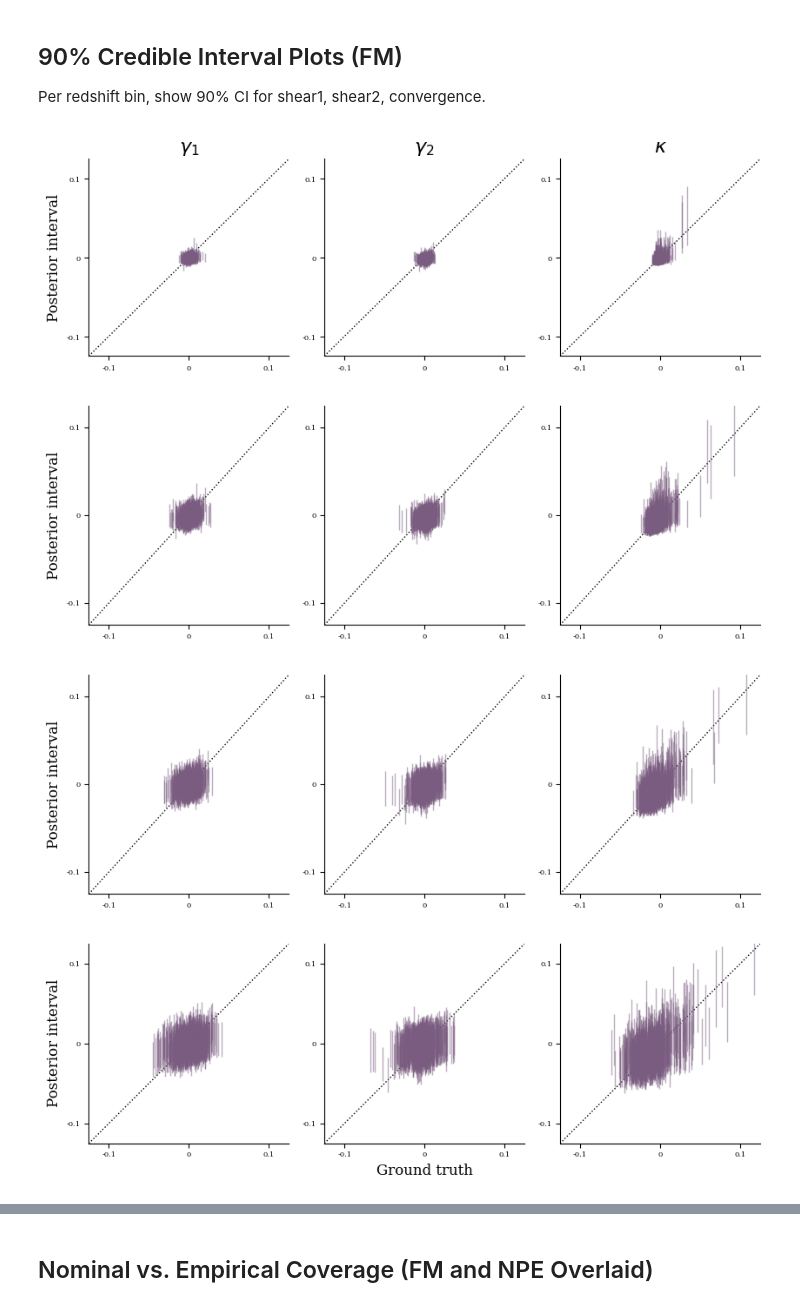
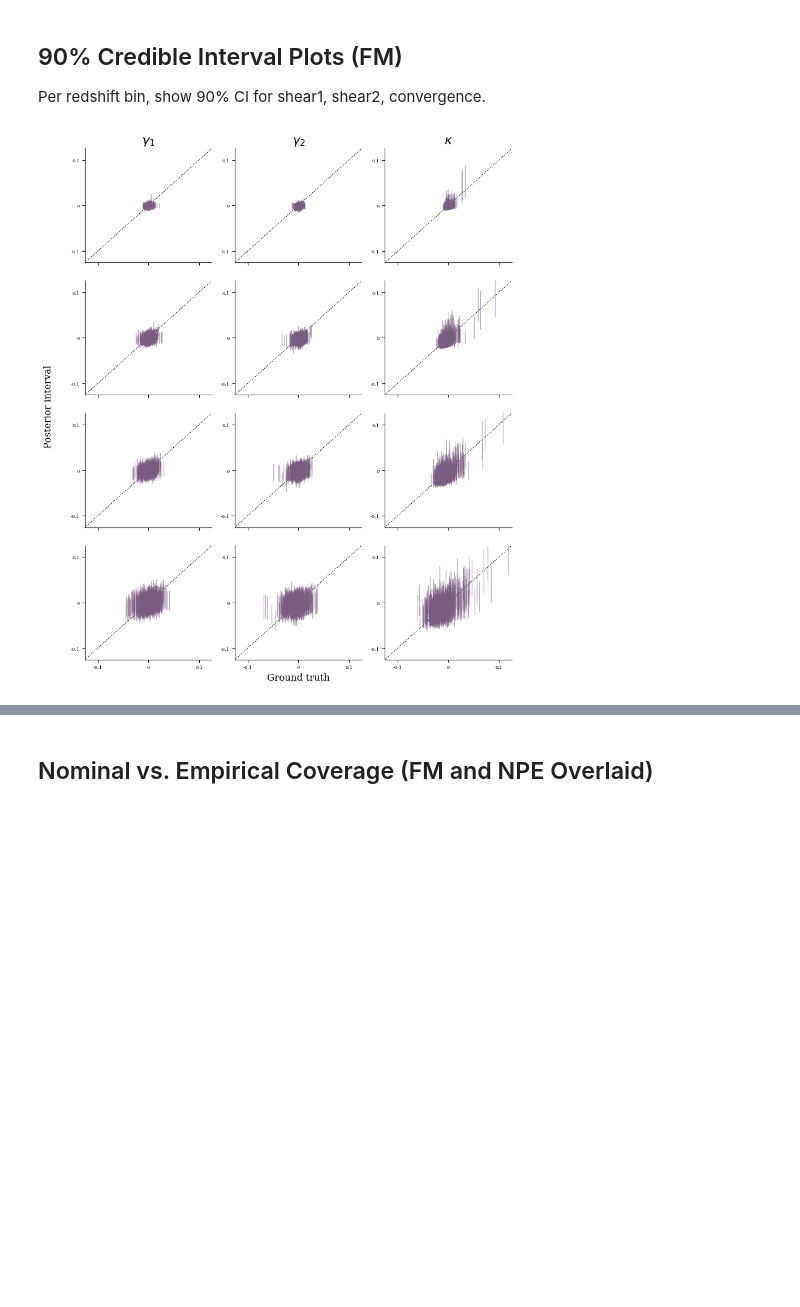
Before and after one commit to prob-ml/blissWL, a Jupyter notebook: images_to_maps/dc2/results/flowmatching.ipynb, the cells around one changed output, grey strips where cells are left out. Drawn from its saved outputs; the diff is of its cells as text; code cells hidden in the pictures; blank space fills up the shorter version.

Commit message:
Update DC2 flow matching plots

```diff
--- a/images_to_maps/dc2/results/flowmatching.ipynb
+++ b/images_to_maps/dc2/results/flowmatching.ipynb
@@ -542,60 +542,59 @@ interval_idx = 17  # 90% credible interval
 np.random.seed(0)
 indexes = np.random.choice(len(test_dl) * 64, 500, replace=False)
 
+fig, ax = plt.subplots(num_bins, 3, figsize=(8.5, 10))
+
 for b in range(num_bins):
-    fig, ax = plt.subplots(1, 3, figsize=(8.5, 3))
-
     # Shear 1
-    _ = ax[0].axline((0, 0), slope=1, linestyle="dotted", color="black", linewidth=1)
+    _ = ax[b, 0].axline((0, 0), slope=1, linestyle="dotted", color="black", linewidth=1)
     for i in range(len(indexes)):
-        _ = ax[0].vlines(
+        _ = ax[b, 0].vlines(
             x=fm_s1_true_flat[..., b].flatten(0, 1)[indexes[i]],
             ymin=fm_s1_ci_lower_flat[:, :, b, :].flatten(0, 1)[..., interval_idx][indexes[i]],
             ymax=fm_s1_ci_upper_flat[:, :, b, :].flatten(0, 1)[..., interval_idx][indexes[i]],
             alpha=ci_alpha, color=ci_color, linewidths=1,
         )
 
     # Shear 2
-    _ = ax[1].axline((0, 0), slope=1, linestyle="dotted", color="black", linewidth=1)
+    _ = ax[b, 1].axline((0, 0), slope=1, linestyle="dotted", color="black", linewidth=1)
     for i in range(len(indexes)):
-        _ = ax[1].vlines(
+        _ = ax[b, 1].vlines(
             x=fm_s2_true_flat[..., b].flatten(0, 1)[indexes[i]],
             ymin=fm_s2_ci_lower_flat[:, :, b, :].flatten(0, 1)[..., interval_idx][indexes[i]],
             ymax=fm_s2_ci_upper_flat[:, :, b, :].flatten(0, 1)[..., interval_idx][indexes[i]],
             alpha=ci_alpha, color=ci_color, linewidths=1,
         )
 
     # Convergence
-    _ = ax[2].axline((0, 0), slope=1, linestyle="dotted", color="black", linewidth=1)
+    _ = ax[b, 2].axline((0, 0), slope=1, linestyle="dotted", color="black", linewidth=1)
     for i in range(len(indexes)):
-        _ = ax[2].vlines(
+        _ = ax[b, 2].vlines(
             x=fm_k_true_flat[..., b].flatten(0, 1)[indexes[i]],
             ymin=fm_k_ci_lower_flat[:, :, b, :].flatten(0, 1)[..., interval_idx][indexes[i]],
             ymax=fm_k_ci_upper_flat[:, :, b, :].flatten(0, 1)[..., interval_idx][indexes[i]],
             alpha=ci_alpha, color=ci_color, linewidths=1,
         )
 
-    if b == 0:
-        _ = ax[0].set_title(r"$\gamma_1$", fontsize=16)
-        _ = ax[1].set_title(r"$\gamma_2$", fontsize=16)
-        _ = ax[2].set_title(r"$\kappa$", fontsize=16)
-
-    if b == num_bins - 1:
-        _ = ax[1].set_xlabel("Ground truth", fontsize=ci_fontsize)
-    _ = ax[0].set_ylabel("Posterior interval", fontsize=ci_fontsize)
-
-    for a in ax.flat:
+    for a in ax[b]:
         _ = a.spines[["top", "right"]].set_visible(False)
         _ = a.set_xlim(ci_axmin, ci_axmax)
         _ = a.set_ylim(ci_axmin, ci_axmax)
         _ = a.set_xticks([-0.1, 0, 0.1], [-0.1, 0, 0.1])
         _ = a.set_yticks([-0.1, 0, 0.1], [-0.1, 0, 0.1])
         _ = a.tick_params(axis="both", which="major", labelsize=ci_ticklabelsize)
 
-    fig.tight_layout()
-    fig.savefig(f"figures/credibleintervals_bin{b + 1}_fm.png", dpi=600, transparent=True, bbox_inches="tight", pad_inches=0)
+    if b < num_bins - 1:
+        for a in ax[b]:
+            _ = a.set_xticklabels([])
+
+_ = ax[0, 0].set_title(r"$\gamma_1$", fontsize=16)
+_ = ax[0, 1].set_title(r"$\gamma_2$", fontsize=16)
+_ = ax[0, 2].set_title(r"$\kappa$", fontsize=16)
+_ = ax[num_bins - 1, 1].set_xlabel("Ground truth", fontsize=ci_fontsize)
+_ = ax[1, 0].set_ylabel("Posterior interval", fontsize=ci_fontsize)
+_ = ax[1, 0].yaxis.set_label_coords(-0.25, -0.1)
+
+fig.tight_layout()
+fig.savefig("figures/credibleintervals_fm.png", dpi=600, transparent=True, bbox_inches="tight", pad_inches=0)
 # %% [output]
-[figure, old version]
+[figure, new version]
-[figure, removed]
-[figure, removed]
-[figure, removed]
```
Also changed, not shown: parts of 1 cell of this notebook.
